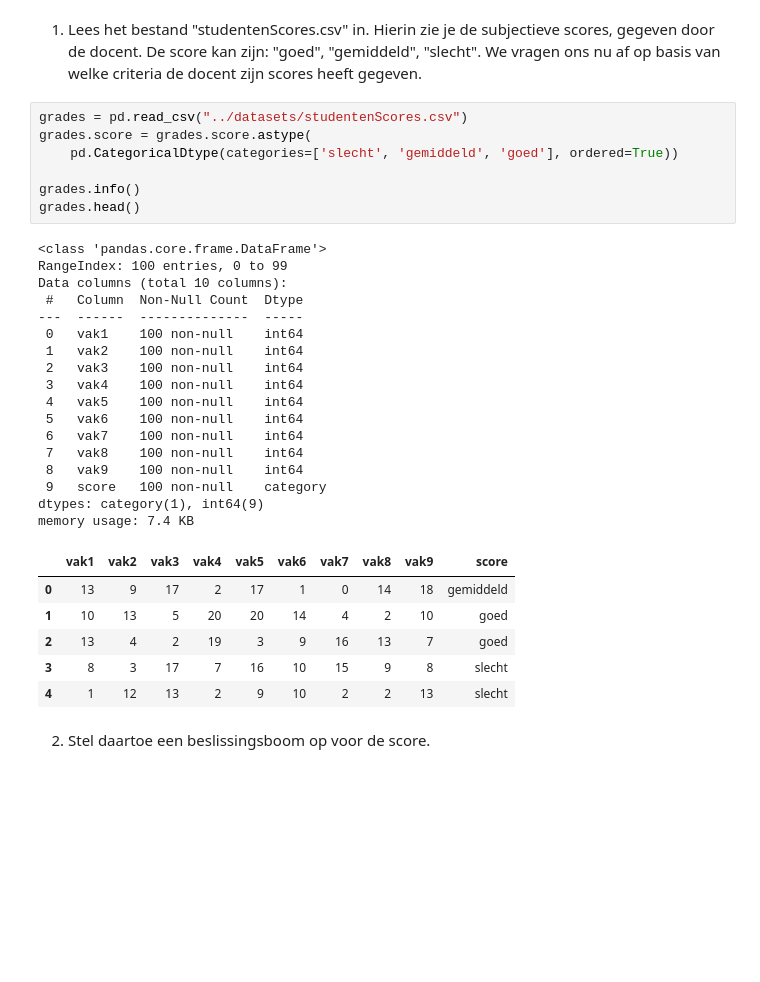
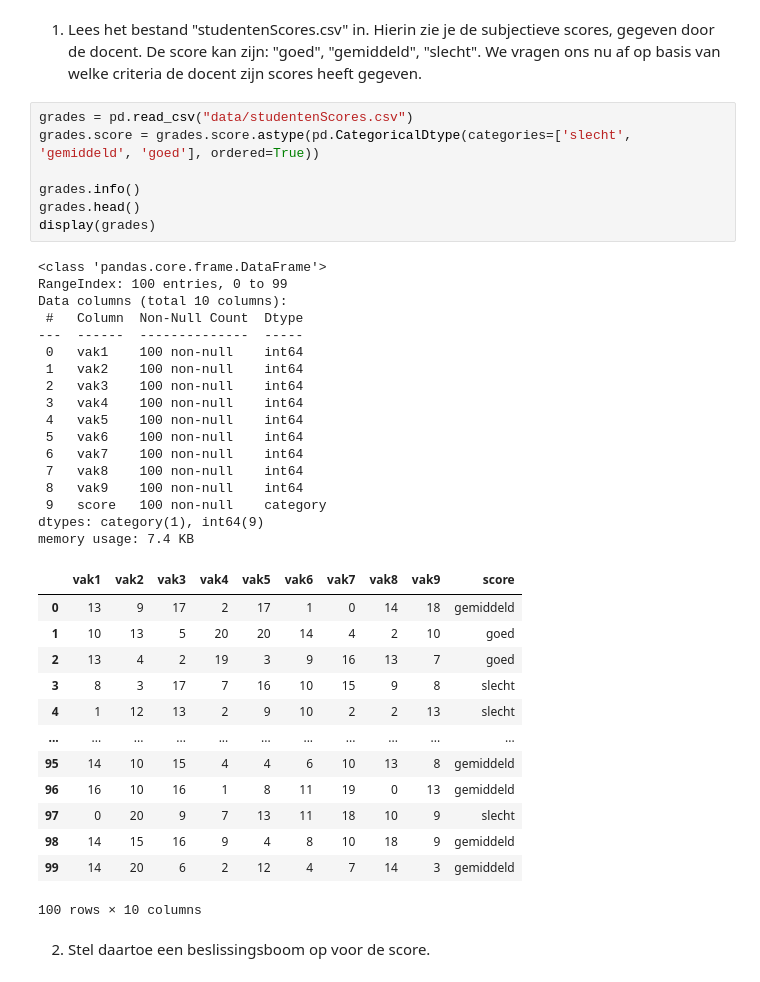
Before and after one commit to EliasDeHondt/DataScience1, a Jupyter notebook: W21P4/3 - Scores - oplossingen.ipynb, the cells around one changed output. Saved outputs shown, nothing was run; the diff lists cells and outputs as text; blank space fills up the shorter version.

```diff
--- a/W21P4/3 - Scores - oplossingen.ipynb
+++ b/W21P4/3 - Scores - oplossingen.ipynb
@@ -22,36 +22,43 @@ We verwachten dat een docent dit onbewust toch zal doen op basis van zijn eigen
 # %% [markdown]
 1. Lees het bestand "studentenScores.csv" in.  Hierin zie je de subjectieve scores, gegeven door de docent.  De score kan zijn: "goed", "gemiddeld", "slecht".  We vragen ons nu af op basis van welke criteria de docent zijn scores heeft gegeven.
 # %%
-grades = pd.read_csv("../datasets/studentenScores.csv")
-grades.score = grades.score.astype(
-    pd.CategoricalDtype(categories=['slecht', 'gemiddeld', 'goed'], ordered=True))
+grades = pd.read_csv("data/studentenScores.csv")
+grades.score = grades.score.astype(pd.CategoricalDtype(categories=['slecht', 'gemiddeld', 'goed'], ordered=True))
 
 grades.info()
 grades.head()
+display(grades)
 # %% [output]
 <class 'pandas.core.frame.DataFrame'>
 RangeIndex: 100 entries, 0 to 99
 Data columns (total 10 columns):
  #   Column  Non-Null Count  Dtype
 ---  ------  --------------  -----
  0   vak1    100 non-null    int64
  1   vak2    100 non-null    int64
  2   vak3    100 non-null    int64
  3   vak4    100 non-null    int64
  4   vak5    100 non-null    int64
  5   vak6    100 non-null    int64
  6   vak7    100 non-null    int64
  7   vak8    100 non-null    int64
  8   vak9    100 non-null    int64
  9   score   100 non-null    category
 dtypes: category(1), int64(9)
 memory usage: 7.4 KB
 |  | vak1 | vak2 | vak3 | vak4 | vak5 | vak6 | vak7 | vak8 | vak9 | score |
 | 0 | 13 | 9 | 17 | 2 | 17 | 1 | 0 | 14 | 18 | gemiddeld |
 | 1 | 10 | 13 | 5 | 20 | 20 | 14 | 4 | 2 | 10 | goed |
 | 2 | 13 | 4 | 2 | 19 | 3 | 9 | 16 | 13 | 7 | goed |
 | 3 | 8 | 3 | 17 | 7 | 16 | 10 | 15 | 9 | 8 | slecht |
 | 4 | 1 | 12 | 13 | 2 | 9 | 10 | 2 | 2 | 13 | slecht |
+| ... | ... | ... | ... | ... | ... | ... | ... | ... | ... | ... |
+| 95 | 14 | 10 | 15 | 4 | 4 | 6 | 10 | 13 | 8 | gemiddeld |
+| 96 | 16 | 10 | 16 | 1 | 8 | 11 | 19 | 0 | 13 | gemiddeld |
+| 97 | 0 | 20 | 9 | 7 | 13 | 11 | 18 | 10 | 9 | slecht |
+| 98 | 14 | 15 | 16 | 9 | 4 | 8 | 10 | 18 | 9 | gemiddeld |
+| 99 | 14 | 20 | 6 | 2 | 12 | 4 | 7 | 14 | 3 | gemiddeld |
+100 rows × 10 columns
 # %% [markdown]
 2. Stel daartoe een beslissingsboom op voor de score.
 # %%
```
Also changed, not shown: parts of 8 cells of this notebook, 4 other files.
